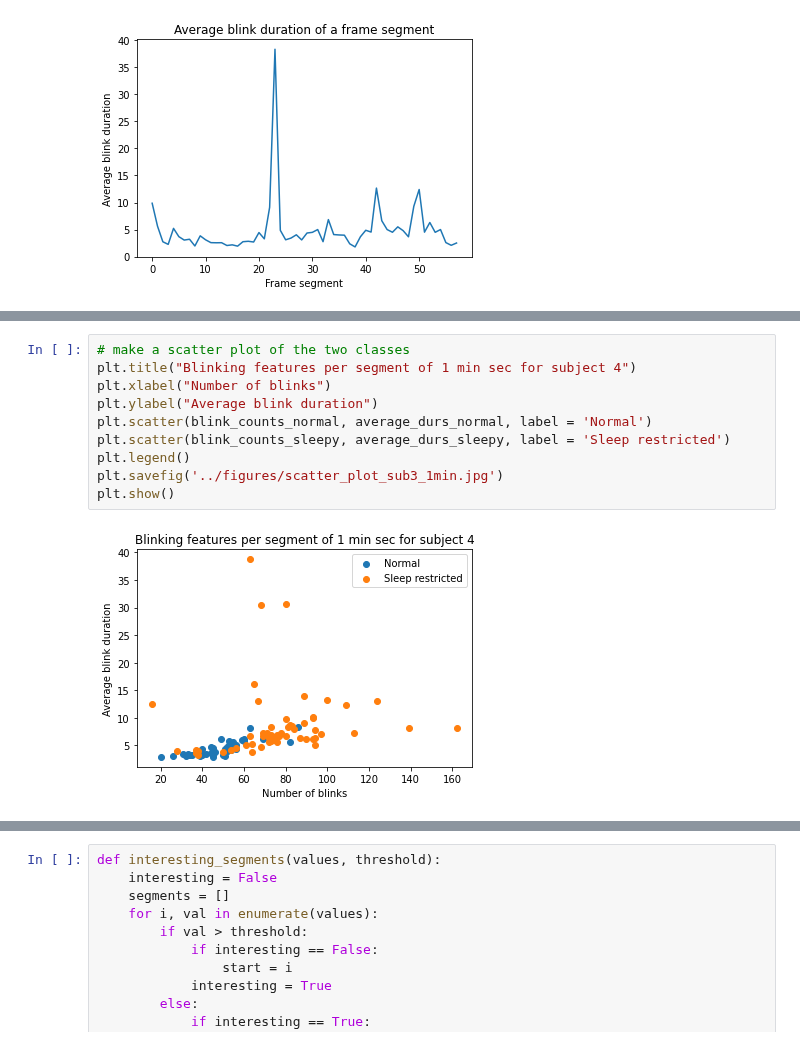
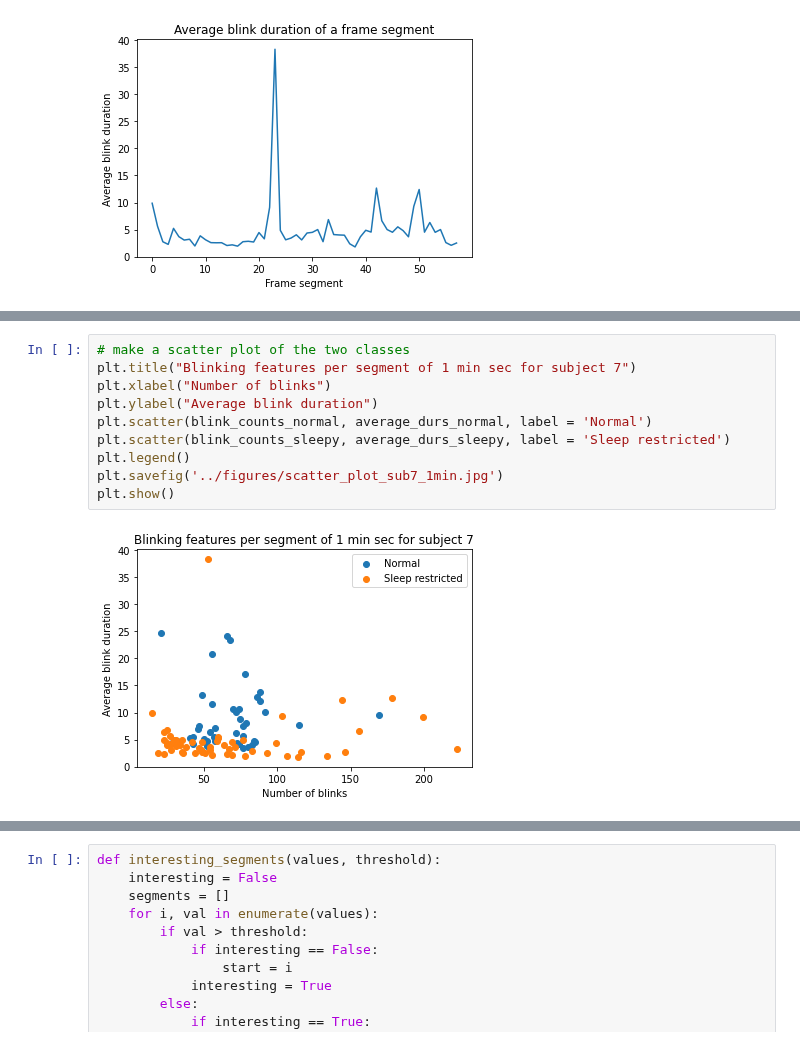
Before and after one commit to fruste/driver-drowsiness, a Jupyter notebook: code/feature_creation.ipynb, the cells around one changed output, grey strips where cells are left out. Cells and saved outputs as stored; diff of their text form.

Commit message:
Results of subject 7

```diff
--- a/code/feature_creation.ipynb
+++ b/code/feature_creation.ipynb
@@ -278,15 +290,15 @@ plot_analysis(blink_counts_normal, average_durs_normal)
 # %%
 # make a scatter plot of the two classes
-plt.title("Blinking features per segment of 1 min sec for subject 4")
+plt.title("Blinking features per segment of 1 min sec for subject 7")
 plt.xlabel("Number of blinks")
 plt.ylabel("Average blink duration")
 plt.scatter(blink_counts_normal, average_durs_normal, label = 'Normal')
 plt.scatter(blink_counts_sleepy, average_durs_sleepy, label = 'Sleep restricted')
 plt.legend()
-plt.savefig('../figures/scatter_plot_sub3_1min.jpg')
+plt.savefig('../figures/scatter_plot_sub7_1min.jpg')
 plt.show()
 # %% [output]
-[figure, old version]
+[figure, new version]
 # %%
 # The number of blinking frames is just a multiplication of the duration and number of blinks
 blink_frames_sleepy = list(np.multiply(np.array(blink_counts_sleepy), np.array(average_durs_sleepy)))
```
Also changed, not shown: parts of 2 cells of this notebook, 1 other file.
